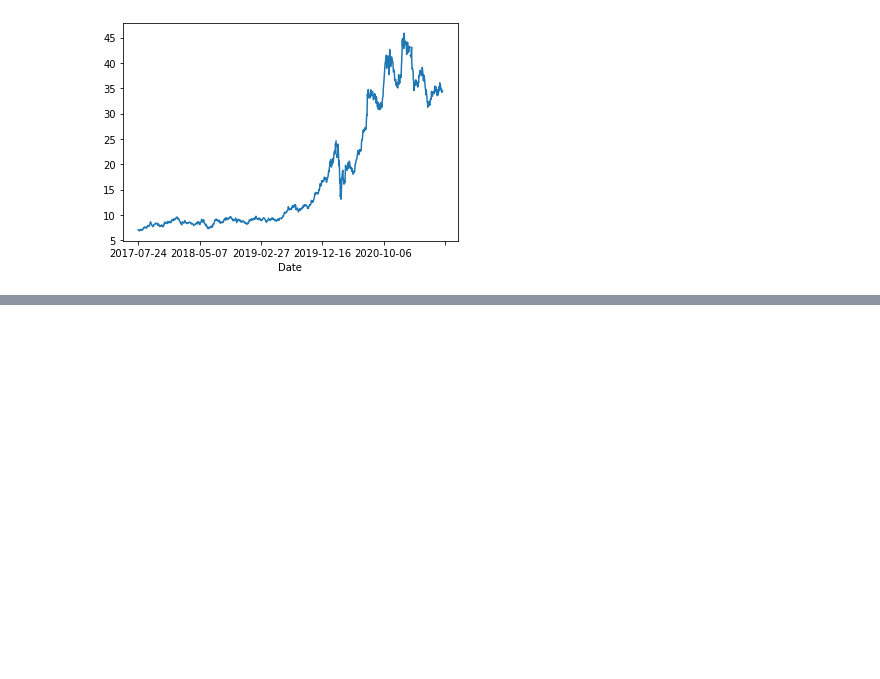
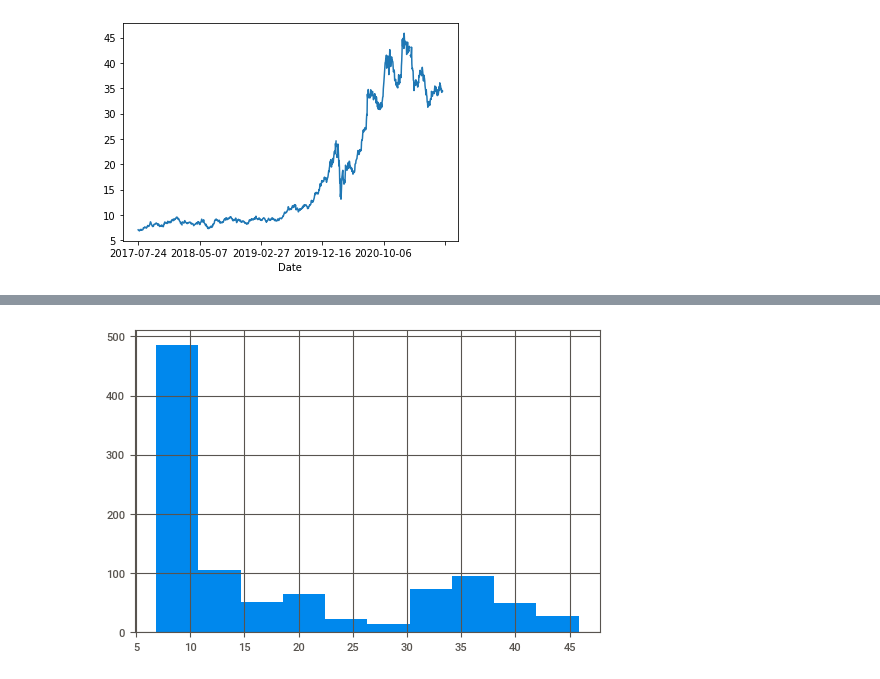
Before and after one commit to robertoricci/Curso-Python-para-Mercado-Financeiro-Trading-com-Dados, a Jupyter notebook: Numpy_e_Pandas.ipynb, the cells around one changed output, grey strips where cells are left out. Saved outputs shown, nothing was run; the diff lists cells and outputs as text; code cells hidden in the pictures; blank space fills up the shorter version.

```diff
--- a/Numpy_e_Pandas.ipynb
+++ b/Numpy_e_Pandas.ipynb
@@ -331,0 +554,4 @@ dados['WEGE3'].plot();
+# %%
+cotacoes.WEGE3.hist();
+# %% [output]
+[figure, added]
```
Also changed, not shown: parts of 46 cells of this notebook.
